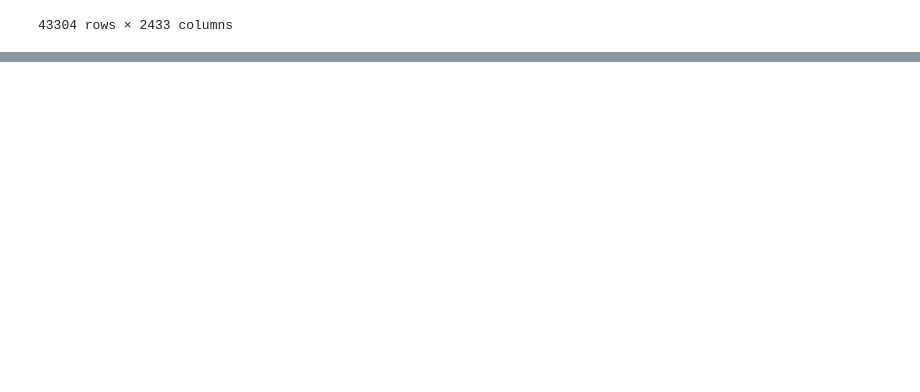
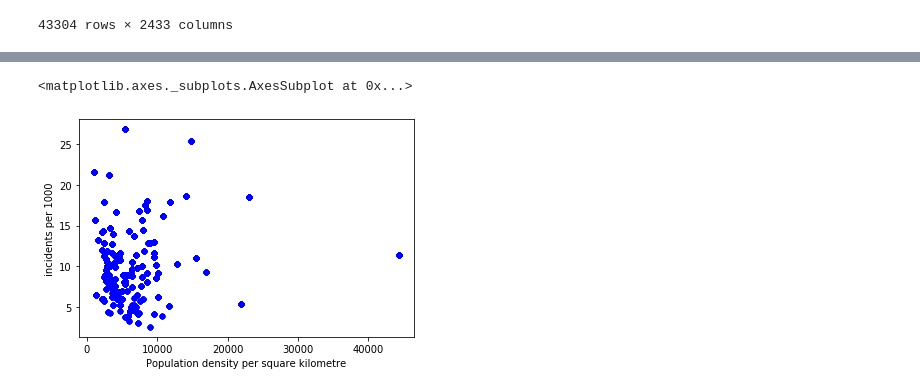
Before and after one commit to gdiaz89/SCS_3250_041-Group-2-Winter-2020, a Jupyter notebook: Term_Project.ipynb, the cells around one changed output, grey strips where cells are left out. Saved outputs shown, nothing was run; the diff lists cells and outputs as text; code cells hidden in the pictures; blank space fills up the shorter version.

```diff
--- a/Term_Project.ipynb
+++ b/Term_Project.ipynb
@@ -173,7 +173,7 @@ def neighbourhood_point(group):
 
     return pd.DataFrame([{'Neighbourhood No':name_no,'Neighbourhood':name,'y':lat_c,'x':long_c,'Incidents':size}]).rename_axis(None)
 
-bne_weather_data = pd.read_csv("bne_weather_data.csv",dtype={'Latitude (y)':np.float64,'Longitude (x)':np.float64})
+#bne_weather_data = pd.read_csv("bne_weather_data.csv",dtype={'Latitude (y)':np.float64,'Longitude (x)':np.float64})
 api_key = "AIzaSyD3qHDEJ2MuDsMXIpTQYCXUOshBKfw2b-o" #api key needed for bokeh GMAP functions to work
 # %%
 def lag_plot_byneighbourhood (group,lagfile):
@@ -285,8 +285,8 @@ def normalize (value):
     return value.size/(pop.loc[0]/1000)
 
 #Start with a count and to normalize the data as different neighbourhoods have different populations
-incidents_by_neighbourhood = pd.pivot_table(data=bne_weather_demo_data,values=['Population, 2016'],index=['Neighbourhood','reportedyear'],aggfunc=normalize)
+incidents_by_neighbourhood = pd.pivot_table(data=bne_weather_demo_data,values=['Population, 2016'],index=['Neighbourhood No','reportedyear'],aggfunc=normalize)
 #bne_weather_demo_data[bne_weather_demo_data['Neighbourhood']=='Agincourt North (129)']['Population, 2016']
-incidents_by_neighbourhood
-#['Population density per square kilometre']
+incidents_by_neighbourhood.name = 'incidents per 1000'
+bne_weather_demo_data
 # %% [output]
@@ -305,0 +306,13 @@ Length: 840, dtype: float64
+# %%
+#I am using 2016 data to keep the computations short, and the census data is from 2016
+bne_2016 = bne_weather_demo_data.loc[bne_weather_demo_data['reportedyear']==2016]
+
+bne_2016 = bne_2016.merge(right=incidents_by_neighbourhood,how='inner',left_on=['Neighbourhood Number','reportedyear'], right_index=True)
+# %%
+#Plotting time!  Starting with Population Density: is there a correlation between population density and break and enters?
+
+bne_2016['Population density per square kilometre'] = bne_2016['Population density per square kilometre'].str.replace(",","").str.strip().astype(float)
+bne_2016.plot.scatter(x='Population density per square kilometre',y='incidents per 1000',c="Blue")
+# %% [output]
+<matplotlib.axes._subplots.AxesSubplot at 0x...>
+[figure, added]
```
Also changed, not shown: parts of 16 cells of this notebook.
